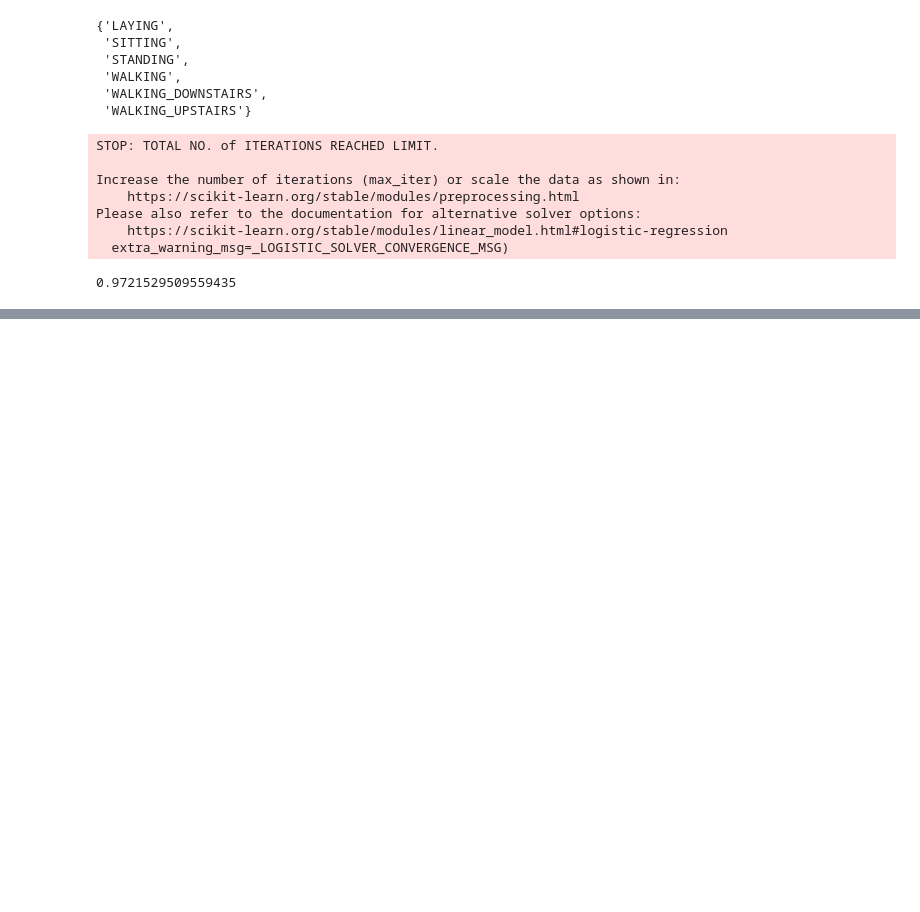
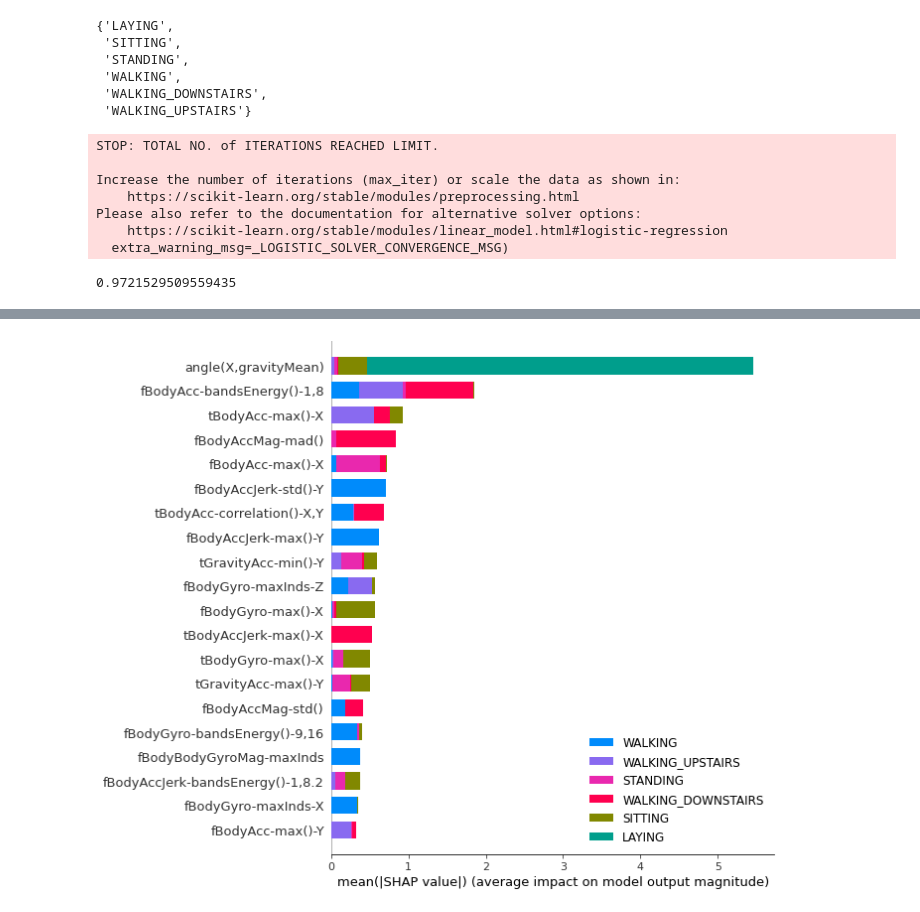
Before and after one commit to Zuzanna-Trafas/bhl-ai-hackathon, a Jupyter notebook: bhl_hackathon.ipynb, the cells around one changed output, grey strips where cells are left out. Cells and saved outputs as stored; diff of their text form; code cells hidden in the pictures; blank space fills up the shorter version.

```diff
--- a/bhl_hackathon.ipynb
+++ b/bhl_hackathon.ipynb
@@ -46,3 +46,7 @@ Please also refer to the documentation for alternative solver options:
 clf.score(X_test, y_test)
 # %% [output]
 0.9721529509559435
+# %%
+import xgboost
+
+model = xgboost.XGBClassifier().fit(X_train, y_train)
@@ -48,0 +77,5 @@ clf.score(X_test, y_test)
+# %%
+import shap
+
+explainer = shap.TreeExplainer(model)
+shap_values = explainer.shap_values(X_test)
@@ -48,0 +86,4 @@ clf.score(X_test, y_test)
+# %%
+shap.summary_plot(shap_values, X_test, class_names=model.classes_)
+# %% [output]
+[figure, added]
```
Also changed, not shown: parts of 7 cells of this notebook.
